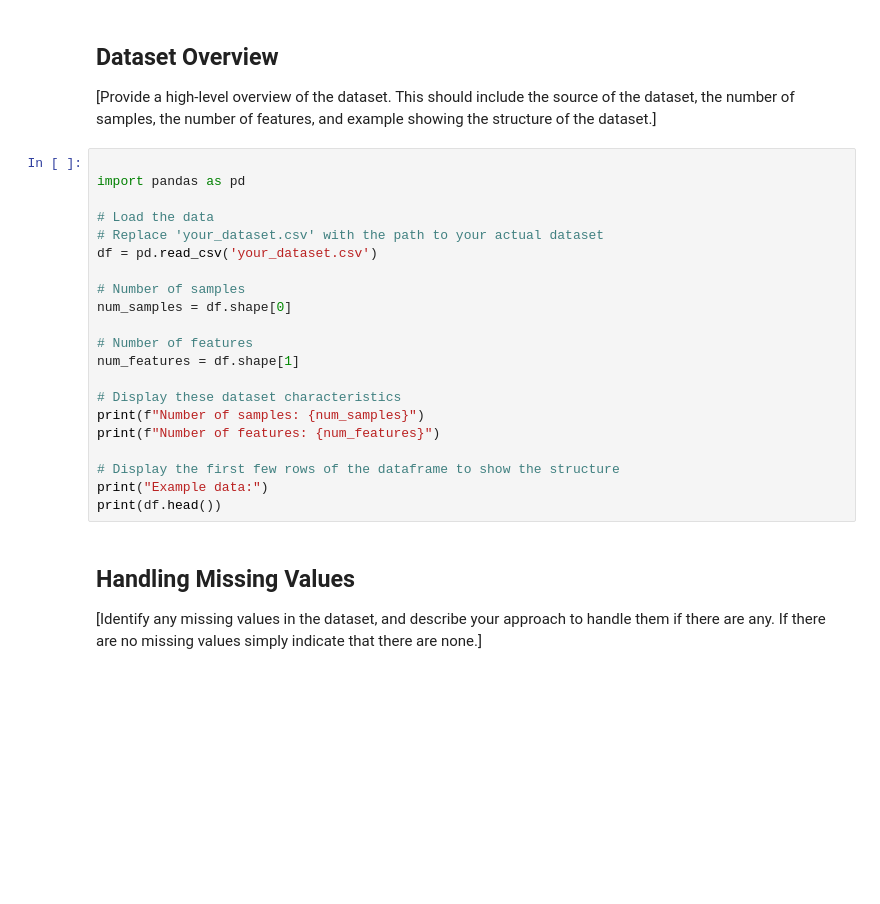
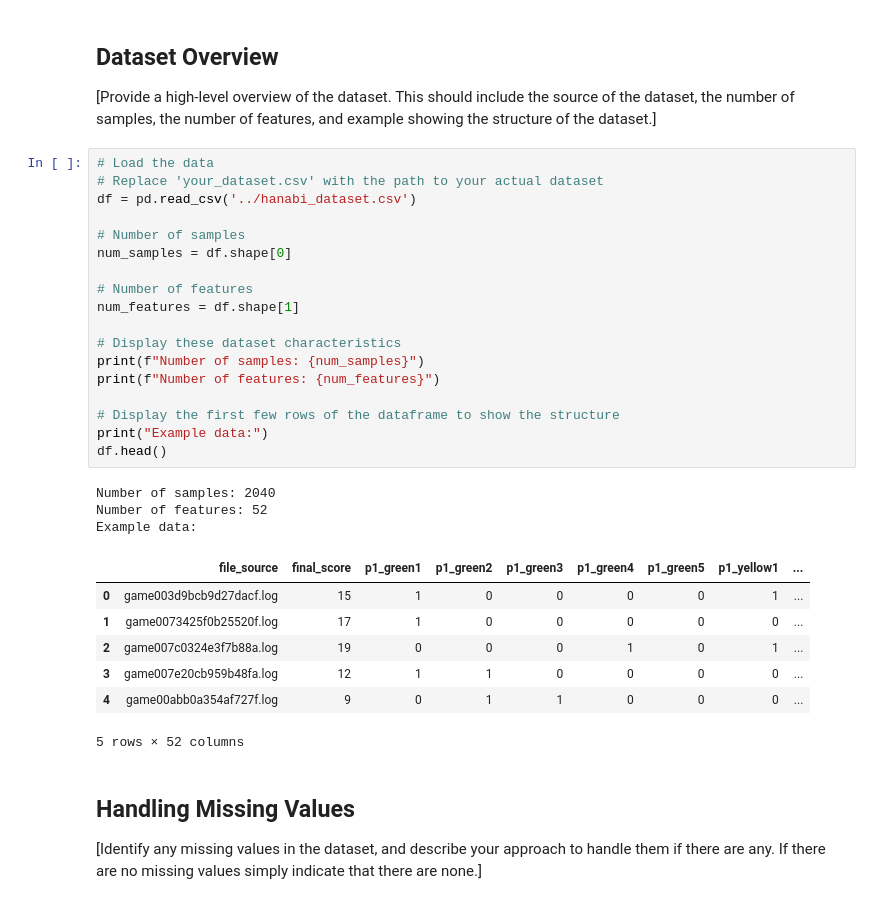
Before and after one commit to cosimab/hanabi_ml, a Jupyter notebook: 1_DatasetCharacteristics/exploratory_data_analysis.ipynb, the cells around one changed output. Drawn from its saved outputs; the diff is of its cells as text; blank space fills up the shorter version.

```diff
--- a/1_DatasetCharacteristics/exploratory_data_analysis.ipynb
+++ b/1_DatasetCharacteristics/exploratory_data_analysis.ipynb
@@ -20,26 +20,34 @@ import seaborn as sns
 
 [Provide a high-level overview of the dataset. This should include the source of the dataset, the number of samples, the number of features, and example showing the structure of the dataset.]
 # %%
-
-import pandas as pd
-
 # Load the data
 # Replace 'your_dataset.csv' with the path to your actual dataset
-df = pd.read_csv('your_dataset.csv')
+df = pd.read_csv('../hanabi_dataset.csv')
 
 # Number of samples
 num_samples = df.shape[0]
 
 # Number of features
 num_features = df.shape[1]
 
 # Display these dataset characteristics
 print(f"Number of samples: {num_samples}")
 print(f"Number of features: {num_features}")
 
 # Display the first few rows of the dataframe to show the structure
 print("Example data:")
-print(df.head())
+df.head()
+# %% [output]
+Number of samples: 2040
+Number of features: 52
+Example data:
+|  | file_source | final_score | p1_green1 | p1_green2 | p1_green3 | p1_green4 | p1_green5 | p1_yellow1 | ... |
+| 0 | game003d9bcb9d27dacf.log | 15 | 1 | 0 | 0 | 0 | 0 | 1 | ... |
+| 1 | game0073425f0b25520f.log | 17 | 1 | 0 | 0 | 0 | 0 | 0 | ... |
+| 2 | game007c0324e3f7b88a.log | 19 | 0 | 0 | 0 | 1 | 0 | 1 | ... |
+| 3 | game007e20cb959b48fa.log | 12 | 1 | 1 | 0 | 0 | 0 | 0 | ... |
+| 4 | game00abb0a354af727f.log | 9 | 0 | 1 | 1 | 0 | 0 | 0 | ... |
+5 rows × 52 columns
 # %% [markdown]
 ## Handling Missing Values
 
```
Also changed, not shown: parts of 7 cells of this notebook.
